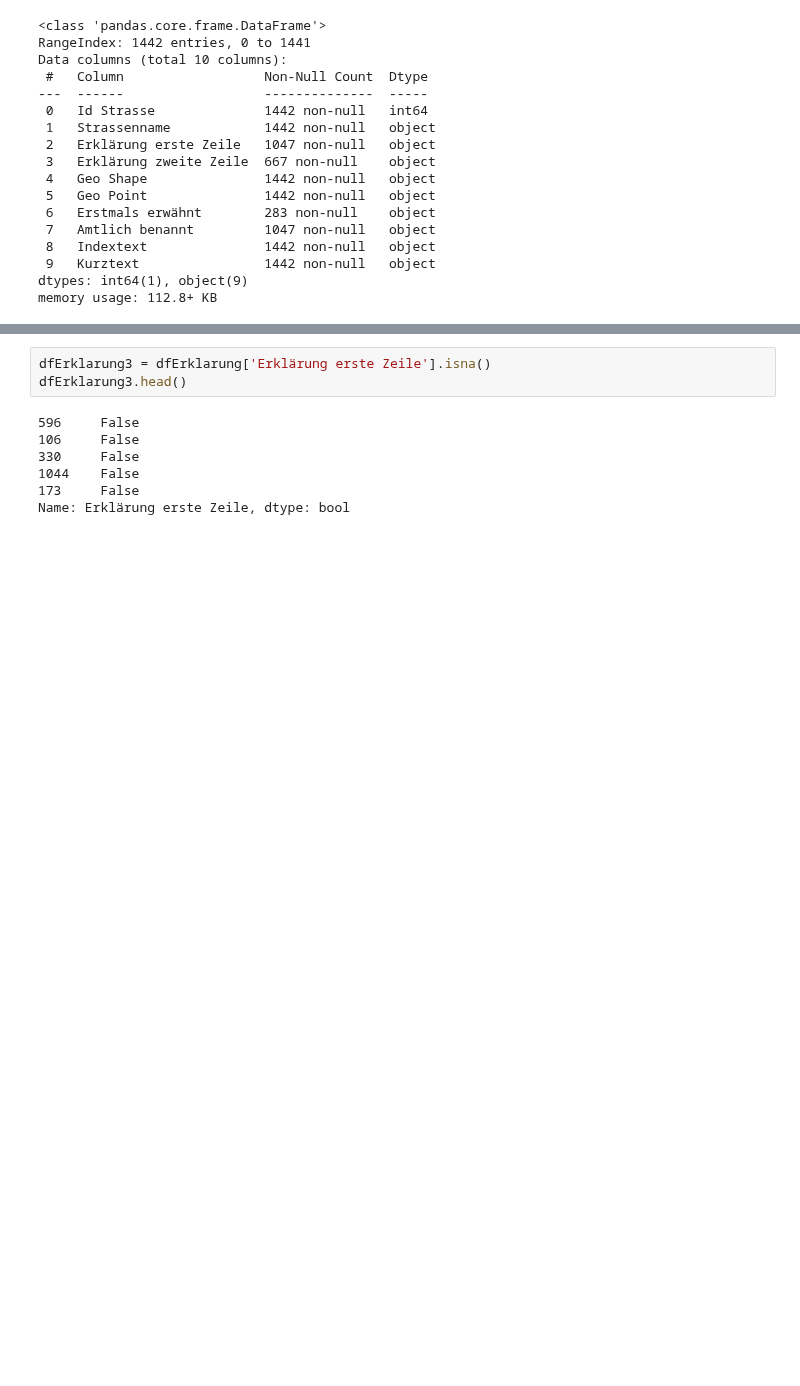
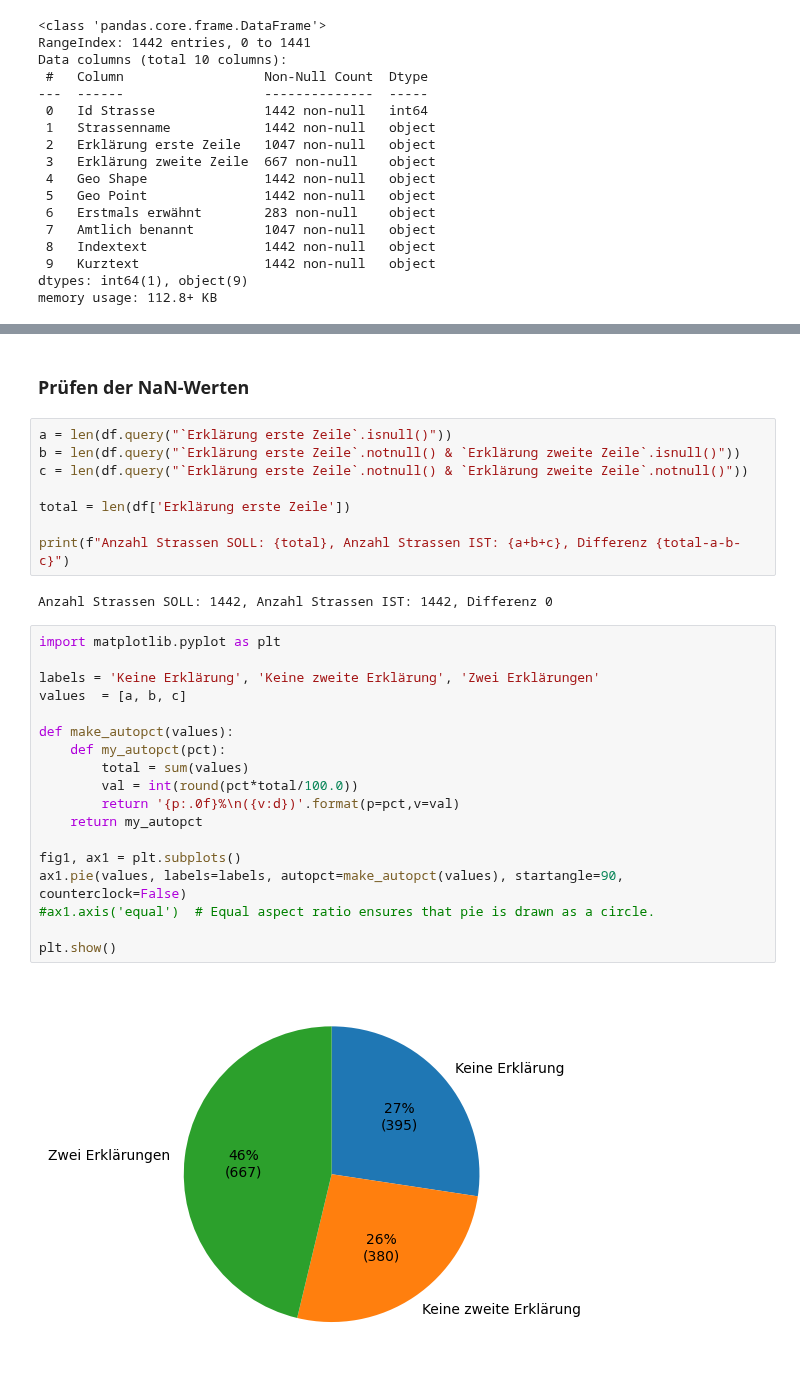
Before and after one commit to CaptainInler/cassda-zertifikatsarbeit, a Jupyter notebook: Grundlagedaten/Datenanalyse-StrassenVZ-BS.ipynb, the cells around one changed output, grey strips where cells are left out. Saved outputs shown, nothing was run; the diff lists cells and outputs as text; blank space fills up the shorter version.

```diff
--- a/Grundlagedaten/Datenanalyse-StrassenVZ-BS.ipynb
+++ b/Grundlagedaten/Datenanalyse-StrassenVZ-BS.ipynb
@@ -83,10 +96,32 @@ dfErklarung2.head()
-# %%
-dfErklarung3 = dfErklarung['Erklärung erste Zeile'].isna()
-dfErklarung3.head()
-# %% [output]
-596     False
-106     False
-330     False
-1044    False
-173     False
-Name: Erklärung erste Zeile, dtype: bool
+# %% [markdown]
+### Prüfen der NaN-Werten
+# %%
+a = len(df.query("`Erklärung erste Zeile`.isnull()"))
+b = len(df.query("`Erklärung erste Zeile`.notnull() & `Erklärung zweite Zeile`.isnull()"))
+c = len(df.query("`Erklärung erste Zeile`.notnull() & `Erklärung zweite Zeile`.notnull()"))
+
+total = len(df['Erklärung erste Zeile'])
+
+print(f"Anzahl Strassen SOLL: {total}, Anzahl Strassen IST: {a+b+c}, Differenz {total-a-b-c}")
+# %% [output]
+Anzahl Strassen SOLL: 1442, Anzahl Strassen IST: 1442, Differenz 0
+# %%
+import matplotlib.pyplot as plt
+
+labels = 'Keine Erklärung', 'Keine zweite Erklärung', 'Zwei Erklärungen'
+values  = [a, b, c]
+
+def make_autopct(values):
+    def my_autopct(pct):
+        total = sum(values)
+        val = int(round(pct*total/100.0))
+        return '{p:.0f}%\n({v:d})'.format(p=pct,v=val)
+    return my_autopct
+
+fig1, ax1 = plt.subplots()
+ax1.pie(values, labels=labels, autopct=make_autopct(values), startangle=90, counterclock=False)
+#ax1.axis('equal')  # Equal aspect ratio ensures that pie is drawn as a circle.
+
+plt.show()
+# %% [output]
+[figure, added]
```
Also changed, not shown: parts of 8 cells of this notebook.
